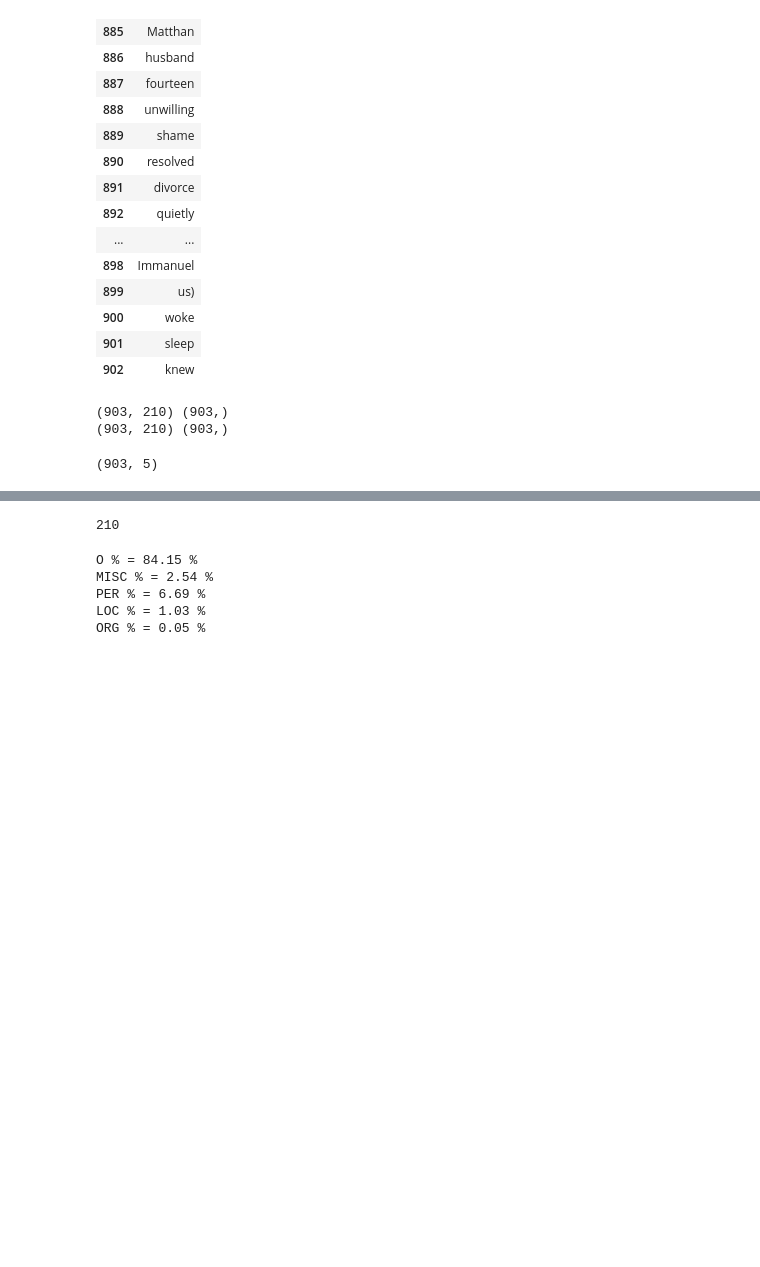
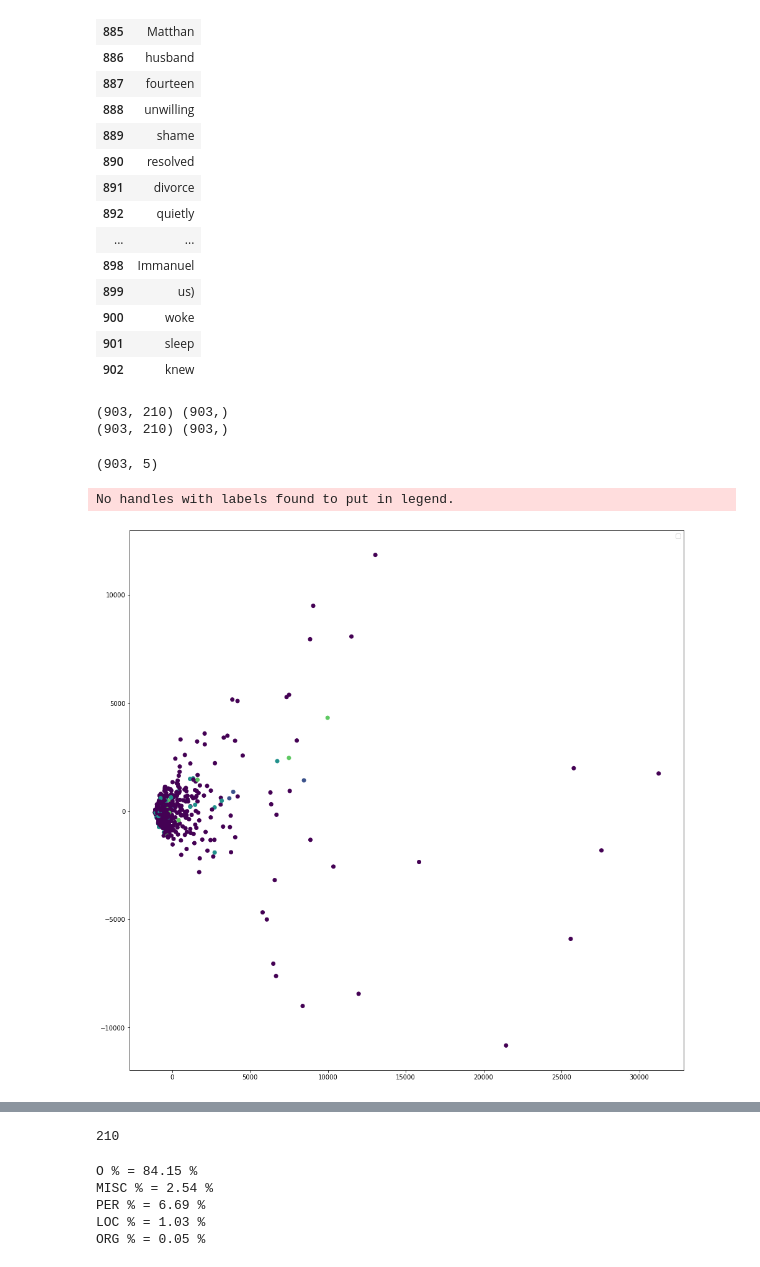
Before and after one commit to frankl1/Word2vec-For-NER-In-Low-Resource-Languages, a Jupyter notebook: fnn-ne-projection.ipynb, the cells around one changed output, grey strips where cells are left out. Saved outputs shown, nothing was run; the diff lists cells and outputs as text; code cells hidden in the pictures; blank space fills up the shorter version.

```diff
--- a/fnn-ne-projection.ipynb
+++ b/fnn-ne-projection.ipynb
@@ -367,6 +528,21 @@ if not BINARY:
 y.shape
 # %% [output]
 (903, 5)
+# %%
+from sklearn.decomposition import PCA
+
+def visualize(X, y):
+    pca = PCA(n_components=2)
+    X_embeded = pca.fit_transform(X)
+    plt.figure(figsize=(16, 16))
+    plt.scatter(X_embeded[:, 0], X_embeded[:, 1], c=y)
+    plt.legend()
+    plt.show()
+# %%
+visualize(X, target)
+# %% [output]
+No handles with labels found to put in legend.
+[figure, added]
 # %%
 X_train, X_val, y_train, y_val = model_selection.train_test_split(X, y, test_size=0.33)
 X_train = X_train.reshape(X_train.shape[0], X_train.shape[1])
```
Also changed, not shown: parts of 36 cells of this notebook, 5 other files.
